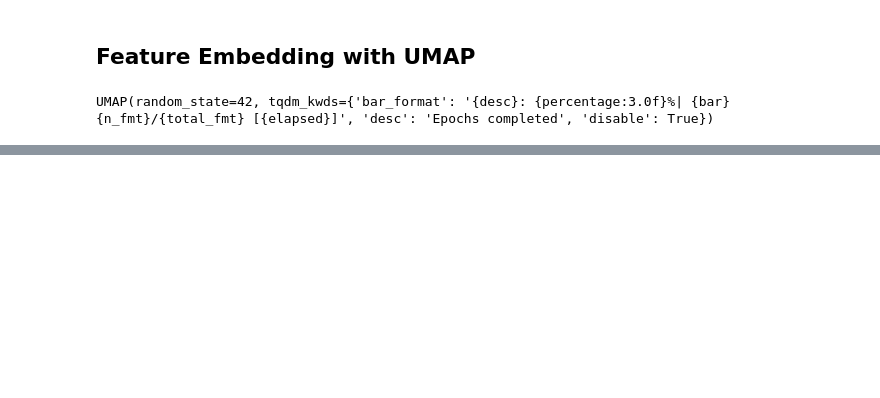
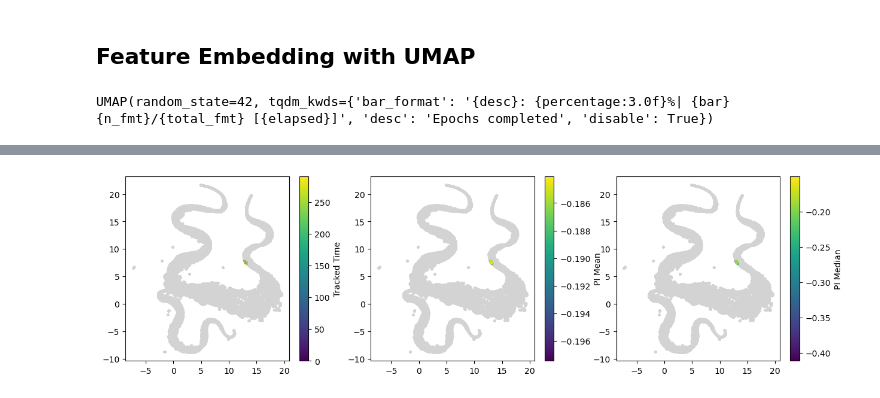
Before and after one commit to bpi-oxford/Cytotoxicity-Pipeline, a Jupyter notebook: notebooks/example_8.ipynb, the cells around one changed output, grey strips where cells are left out. Drawn from its saved outputs; the diff is of its cells as text; code cells hidden in the pictures; blank space fills up the shorter version.

```diff
--- a/notebooks/example_8.ipynb
+++ b/notebooks/example_8.ipynb
@@ -229,0 +249,42 @@ plt.show()
+# %%
+# Embedding with different color coding
+fig, axs = plt.subplots(1,3,figsize=(15,4))
+
+# Color track tracking time
+z = Z[3]
+z_flatten = []
+tracked_time = []
+pi_mean = []
+pi_median = []
+for k, f in z.items():
+    for tid, t in enumerate(f):
+        z_flatten.append(t.ravel())
+        tracked_time.append(tid)
+
+        if k == "mean_pi_norm":
+            pi_mean.append(t[0,0])
+        if k == "median_pi_norm":
+            pi_median.append(t[0,0])
+z_flatten = np.concatenate(z_flatten).reshape(-1,4,100,order="F")
+z_flatten = z_flatten.reshape((-1,z_flatten.shape[1]*z_flatten.shape[2]))
+tracked_time = np.array(tracked_time).reshape((-1,4),order="F")[:,0]
+
+embedding = reducer.transform(z_flatten)
+
+axs[0].scatter(embedding_all[:, 0], embedding_all[:, 1],s=3,c="lightgrey")
+axs[0].plot(embedding[:, 0], embedding[:, 1], alpha=0.5)
+scatter = axs[0].scatter(embedding[:, 0], embedding[:, 1],s=3,c=tracked_time)
+cbar = fig.colorbar(scatter, ax=axs[0])
+cbar.set_label('Tracked Time')
+
+axs[1].scatter(embedding_all[:, 0], embedding_all[:, 1],s=3,c="lightgrey")
+scatter = axs[1].scatter(embedding[:, 0], embedding[:, 1],s=3,c=pi_mean)
+cbar = fig.colorbar(scatter, ax=axs[1])
+cbar.set_label('PI Mean')
+
+axs[2].scatter(embedding_all[:, 0], embedding_all[:, 1],s=3,c="lightgrey")
+scatter = axs[2].scatter(embedding[:, 0], embedding[:, 1],s=3,c=pi_median)
+cbar = fig.colorbar(scatter, ax=axs[2])
+cbar.set_label('PI Median')
+# %% [output]
+[figure, added]
```
Also changed, not shown: parts of 9 cells of this notebook.
